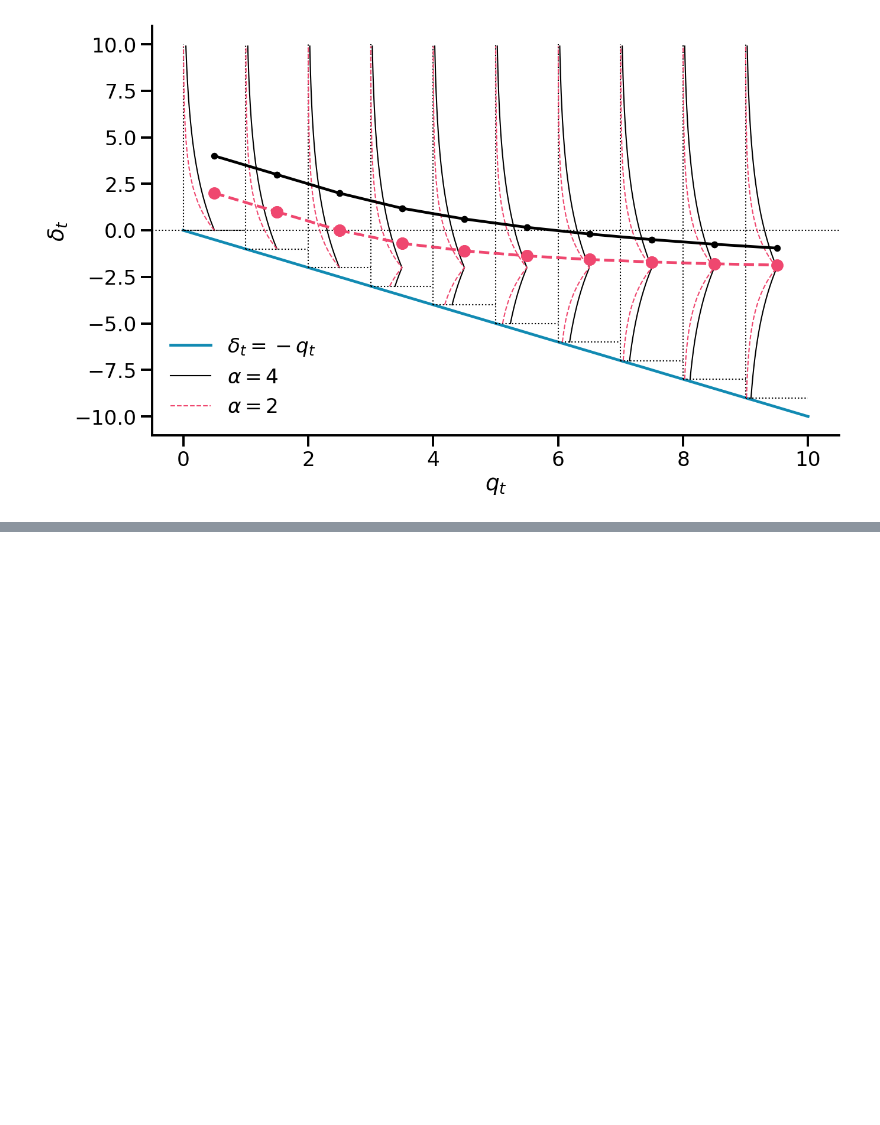
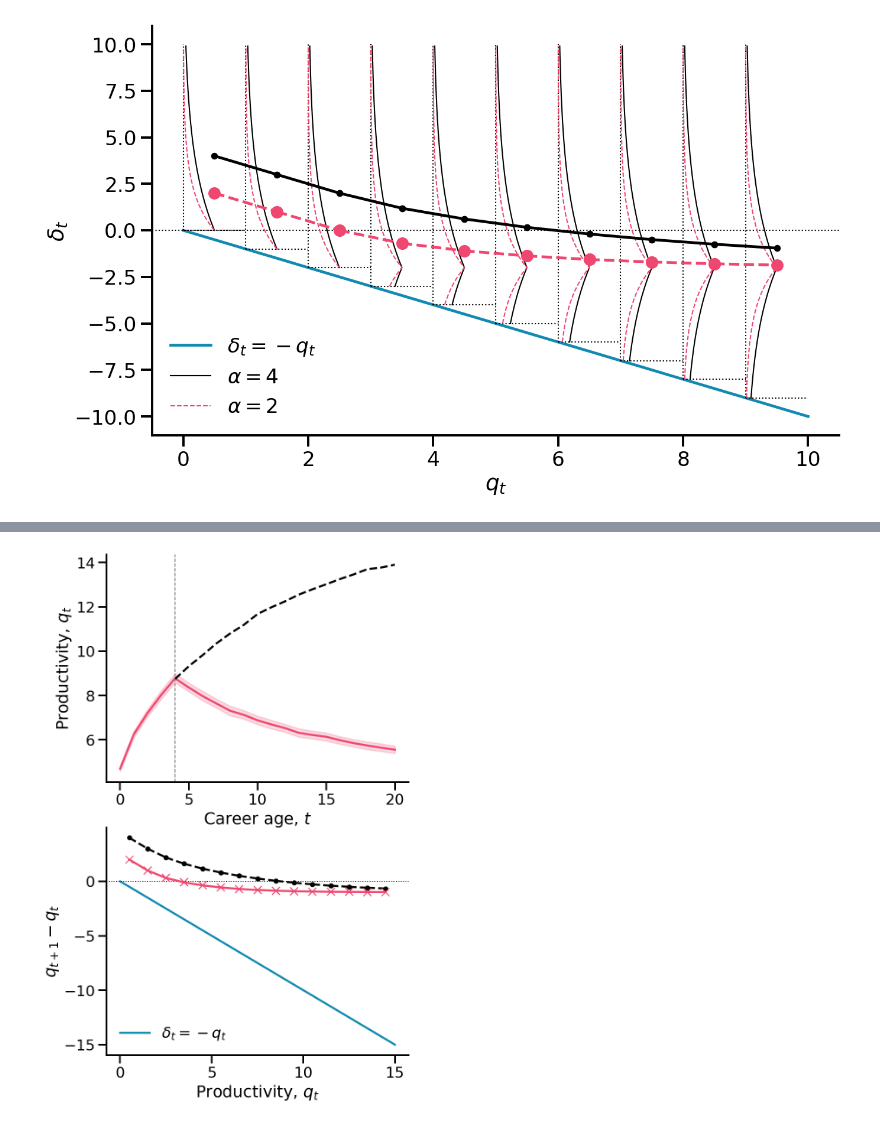
Before and after one commit to samzhang111/faculty-trajectories, a Jupyter notebook: fit/note/Simulations of simplified model vs. canonical trajectory.ipynb, the cells around one changed output, grey strips where cells are left out. Saved outputs shown, nothing was run; the diff lists cells and outputs as text; code cells hidden in the pictures; blank space fills up the shorter version.

```diff
--- a/fit/note/Simulations of simplified model vs. canonical trajectory.ipynb
+++ b/fit/note/Simulations of simplified model vs. canonical trajectory.ipynb
@@ -291,3 +385,90 @@ ax.set_ylabel("$\delta_t$")
 sns.despine()
 # %% [output]
 [figure]
+# %%
+global_mode_fixed = -1
+scale_big = 4
+scale_small = 2
+
+fig, axes = plt.subplots(2, 1, figsize=(6, 10), dpi=150)
+
+canonical = simulate_trajectories_using_fixed_mode(make_parameters(scale_big, scale_small), alpha_q0, global_mode=global_mode_fixed, n=5000)
+continuation = simulate_trajectories_using_fixed_mode(make_parameters(scale_big, scale_big), alpha_q0, global_mode=global_mode_fixed, n=5000)[4:,]
+
+ax = axes[0]
+
+canonical_x = itertools.chain(*[itertools.repeat(i, canonical.shape[1]) for i in range(canonical.shape[0])])
+canonical_y = canonical.flatten()
+
+continuation_x = itertools.chain(*[itertools.repeat(4 + i, continuation.shape[1]) for i in range(continuation.shape[0])])
+continuation_y = continuation.flatten()
+
+sns.lineplot(ax=ax, x=canonical_x, y=canonical_y, label=None, color=colors[0])
+sns.lineplot(ax=ax, x=continuation_x, y=continuation_y, label=None, color="black", linestyle='--', errorbar=None)
+
+ax.axvline(4, linestyle='--', color='gray', lw=1)
+
+ax.set_xlabel("Career age, $t$")
+ax.set_ylabel("Productivity, $q_t$")
+ax.legend(frameon=False)
+
+#ax.text(-0.5, 3.4, "High\nvariance", fontsize="small")
+#ax.text(4.5, 3.65, "Low variance", fontsize="small")
+#ax.set_ylim([3.2, 14])
+
+
+
+
+
+
+ax = axes[1]
+
+upper = 15
+step = 1
+
+
+intervals = np.arange(0, upper, step)
+
+
+ax.plot([0, step*(upper // step)], [0, -step*(upper // step)], color=colors[1], label="$\\delta_t = -q_t$")
+#ax.vlines(intervals, ymin=-intervals, ymax=upper, linestyle='dotted', lw=1, color='black')
+ax.axhline(0, color='black', lw=1, linestyle='dotted')
+
+#ax.hlines(-intervals, xmin=intervals, xmax=intervals + step, color='black', lw=1, linestyle='dotted')
+
+last_mu1 = None
+last_mu2 = None
+
+
+for interval in intervals:
+    rv = laplace(loc=global_mode_fixed, scale=scale_big)
+    x = np.arange(-interval, upper, 0.1)
+    y = rv.pdf(x)
+    mu1 = trunc_laplace_expectation(scale_big, max(interval + global_mode_fixed, 0)) - interval
+
+    label1 = None
+    label2 = None
+    if interval == 0:
+        label1 = f"$\\alpha={scale_big}$"
+        label2 = f"$\\alpha={scale_small}$"
+    #ax.plot(interval + y / y.max() * step/2, x, color='black', lw=1, label=label1)
+
+    rv = laplace(loc=global_mode_fixed, scale=scale_small)
+    y2 = rv.pdf(x)
+    mu2 = trunc_laplace_expectation(scale_small, max(interval + global_mode_fixed, 0)) - interval
+
+    #ax.plot(interval + y2 / y2.max() * step/2, x, color=colors[0], lw=1, linestyle='dashed', label=label2)
+
+
+    if last_mu1 is not None:
+        ax.plot([interval - step/2, interval + step/2], [last_mu1, mu1], color="black", marker='.', linestyle="dashed")
+        ax.plot([interval - step/2, interval + step/2], [last_mu2, mu2], color=colors[0], marker='x')
+
+    last_mu1 = mu1
+    last_mu2 = mu2
+
+ax.legend(loc='lower left', frameon=False)
+ax.set_xlabel("Productivity, $q_t$")
+ax.set_ylabel("$q_{t+1} - q_t$")
+sns.despine()
+# %% [output]
@@ -293,0 +476 @@ sns.despine()
+[figure, new version]
```
Also changed, not shown: parts of 24 cells of this notebook, 4 other files.
